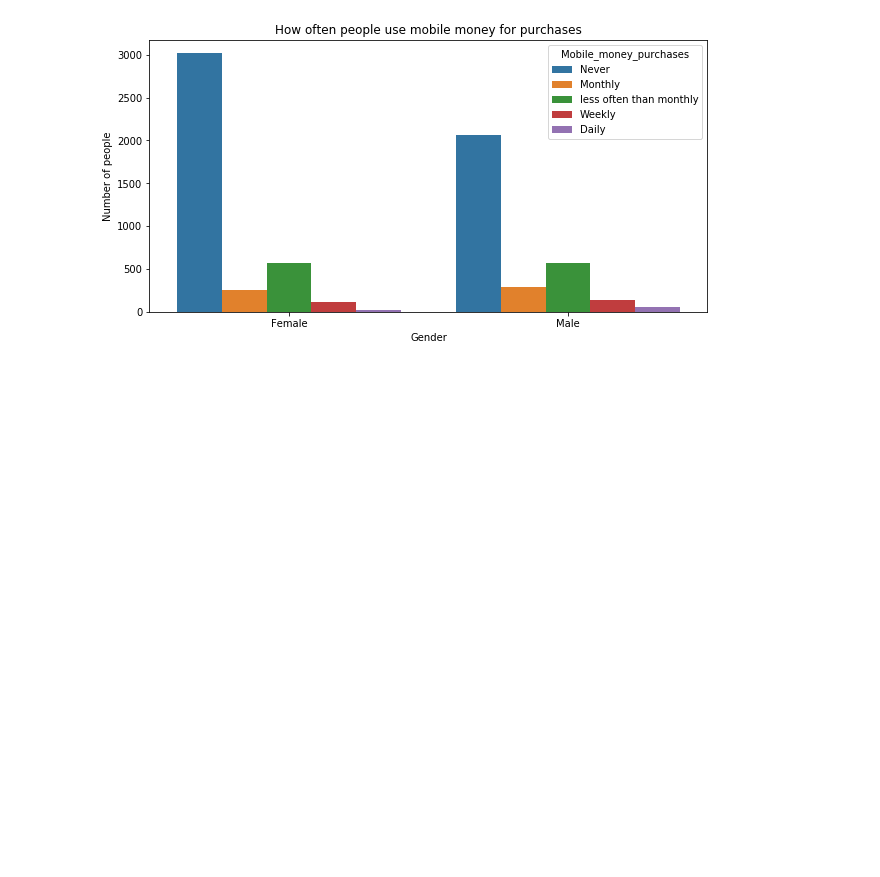
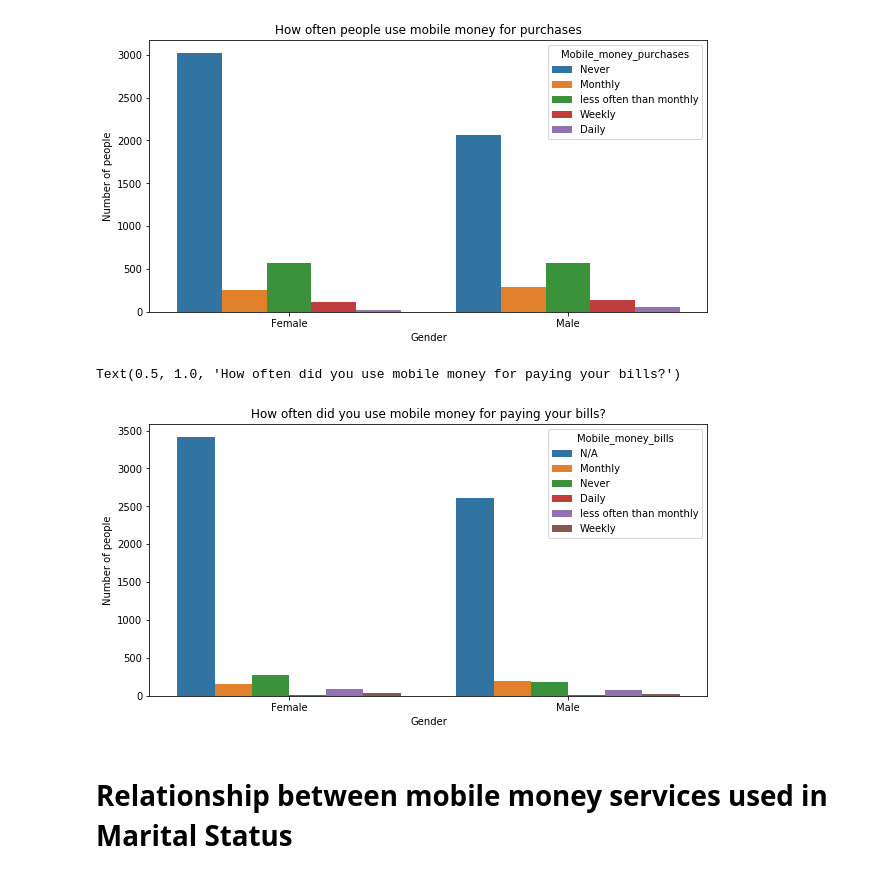
Before and after one commit to Sibusiso1995/tanzania_mobile_money, a Jupyter notebook: Untitled.ipynb, the cells around one changed output. Drawn from its saved outputs; the diff is of its cells as text; code cells hidden in the pictures; blank space fills up the shorter version.

```diff
--- a/Untitled.ipynb
+++ b/Untitled.ipynb
@@ -350,3 +338,13 @@ plt.title('How often people use mobile money for purchases')
 # %% [output]
 Text(0.5, 1.0, 'How often people use mobile money for purchases')
 [figure]
+# %%
+plt.figure(figsize=(10,5))
+sns.countplot(x='Gender', hue= 'Mobile_money_bills', data=mobile_mon)
+plt.ylabel('Number of people')
+plt.title('How often did you use mobile money for paying your bills?')
+# %% [output]
+Text(0.5, 1.0, 'How often did you use mobile money for paying your bills?')
+[figure, added]
+# %% [markdown]
+# Relationship between mobile money services used in Marital Status
```
Also changed, not shown: parts of 51 cells of this notebook.
